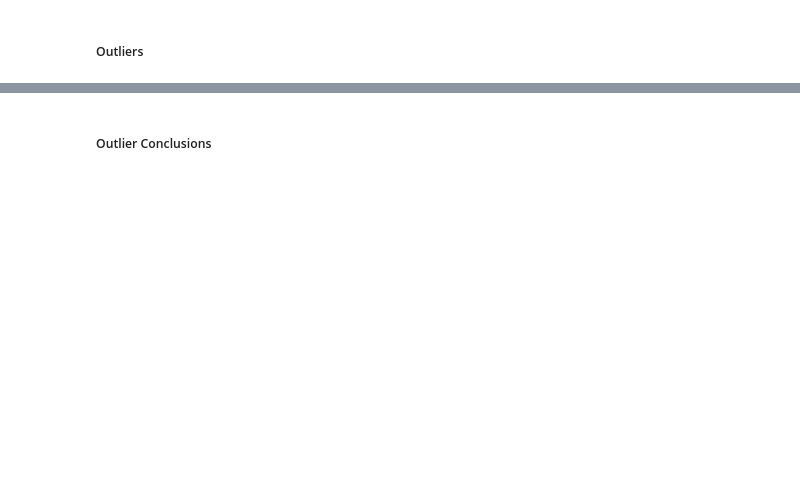
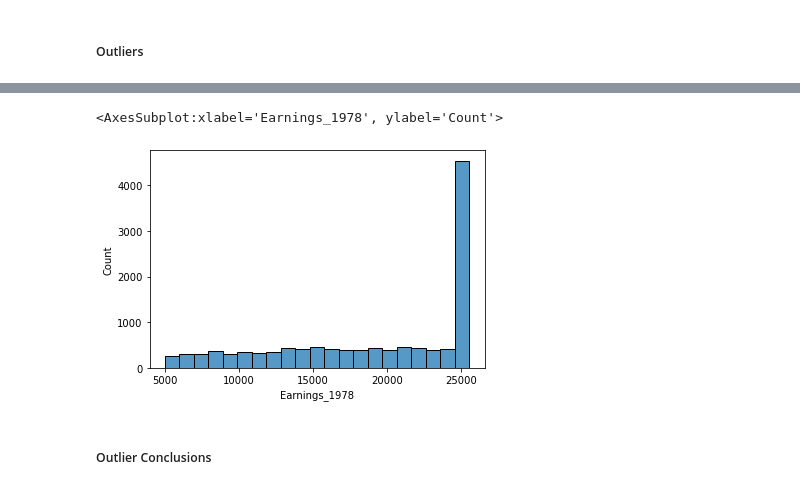
Before and after one commit to SidhST12/BSIP_Assignment_1_Students, a Jupyter notebook: stats_asn_1_stud_temp.ipynb, the cells around one changed output, grey strips where cells are left out. Drawn from its saved outputs; the diff is of its cells as text; code cells hidden in the pictures; blank space fills up the shorter version.

```diff
--- a/stats_asn_1_stud_temp.ipynb
+++ b/stats_asn_1_stud_temp.ipynb
@@ -422,2 +518,7 @@ df78=df["Earnings_1978"]
+# %%
+sns.histplot(outl_78, x="Earnings_1978")
+# %% [output]
+<AxesSubplot:xlabel='Earnings_1978', ylabel='Count'>
+[figure, added]
 # %% [markdown]
 ##### Outlier Conclusions
```
Also changed, not shown: parts of 22 cells of this notebook.
